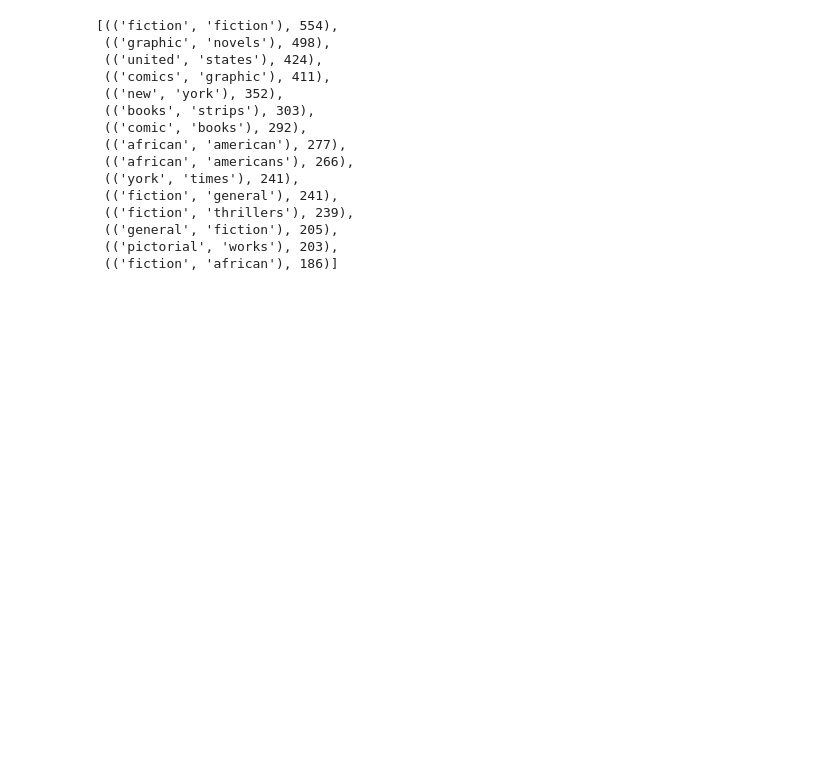
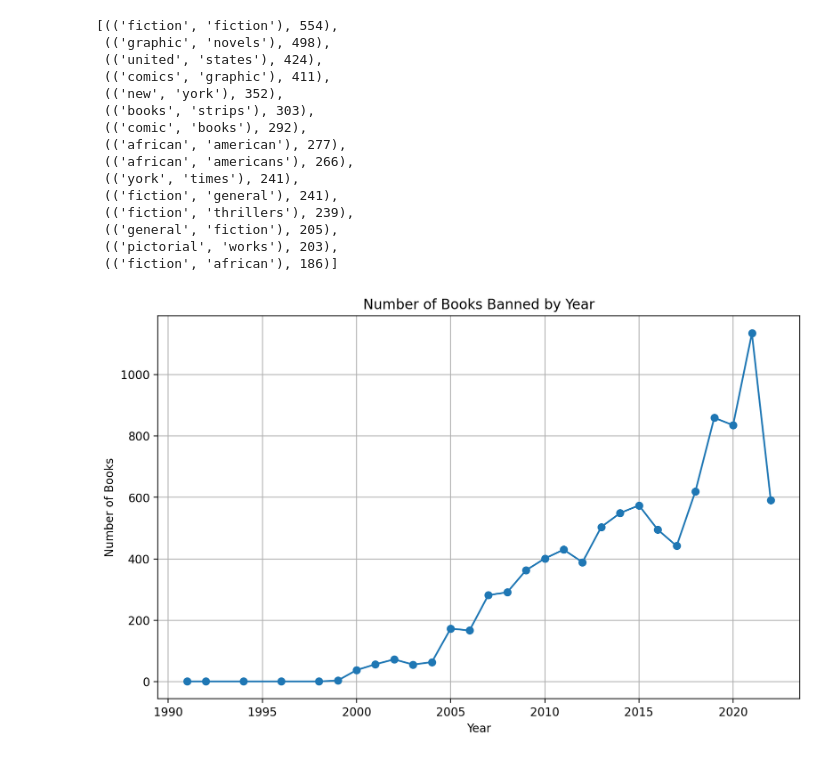
Before and after one commit to arpettey/python_bootcamp, a Jupyter notebook: Banned-Visualized.ipynb, the cells around one changed output. Saved outputs shown, nothing was run; the diff lists cells and outputs as text; code cells hidden in the pictures; blank space fills up the shorter version.

```diff
--- a/Banned-Visualized.ipynb
+++ b/Banned-Visualized.ipynb
@@ -441,3 +459,18 @@ Counter(bigrams).most_common(15)
  (('general', 'fiction'), 205),
  (('pictorial', 'works'), 203),
  (('fiction', 'african'), 186)]
+# %%
+# line plot
+banned_books.groupby("year").size().sort_index().plot(
+    kind="line",
+    figsize=(10, 6),
+    marker="o"
+)
+
+plt.xlabel("Year")
+plt.ylabel("Number of Books")
+plt.title("Number of Books Banned by Year")
+plt.grid(True)
+plt.show()
+# %% [output]
+[figure, added]
```
Also changed, not shown: parts of 4 cells of this notebook.
